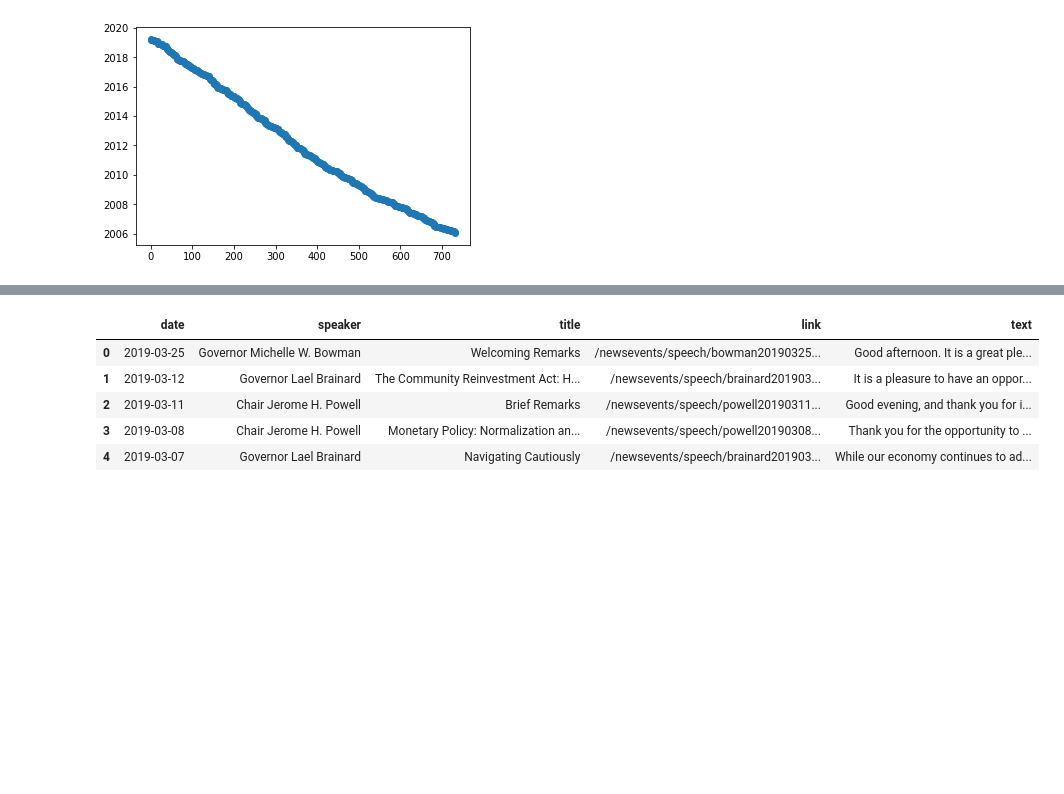
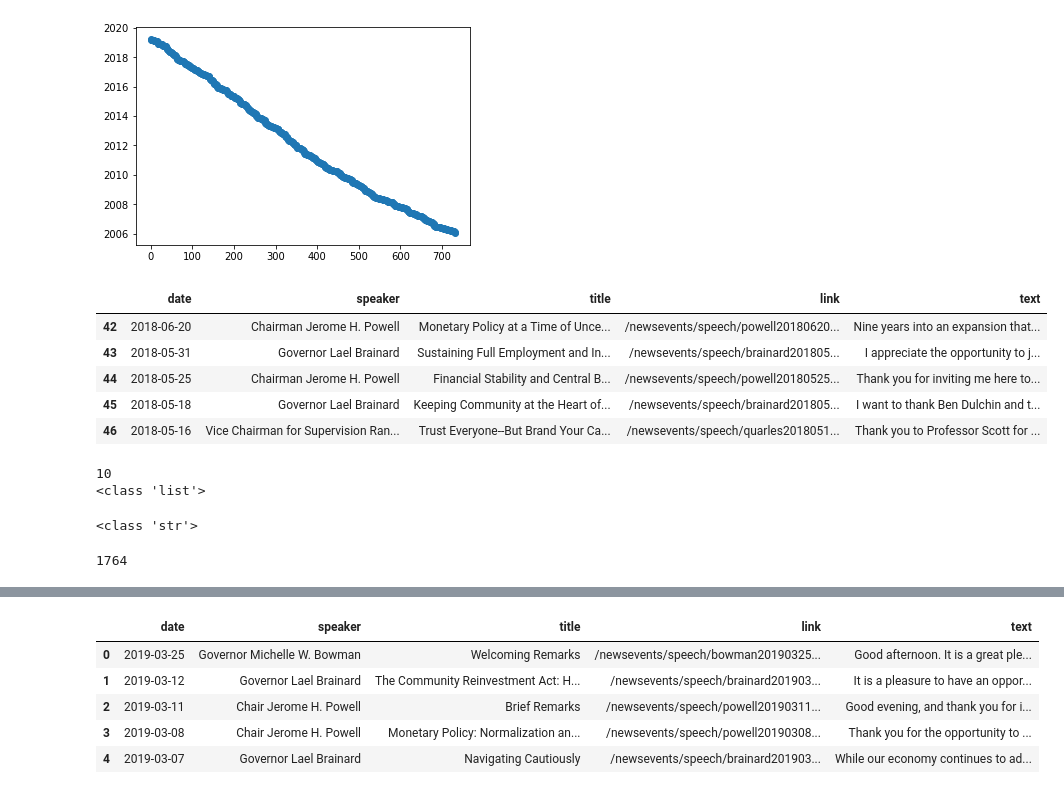
Before and after one commit to davidjsmith44/NLP-Fed-Speeches, a Jupyter notebook: src/nlp_testing_work.ipynb, the cells around one changed output, grey strips where cells are left out. Cells and saved outputs as stored; diff of their text form; code cells hidden in the pictures; blank space fills up the shorter version.

```diff
--- a/src/nlp_testing_work.ipynb
+++ b/src/nlp_testing_work.ipynb
@@ -257,3 +251,13 @@ plt.scatter(x, temp)
 # sorting the dataframe and resetting the index
 df.sort_values(by=['date'], ascending=False, inplace=True)
 df.reset_index(drop=True, inplace=True)
+# %%
+df_test = create_speech_list(df, this_date, 10)
+df_test.tail()
+# %% [output]
+|  | date | speaker | title | link | text |
+| 42 | 2018-06-20 | Chairman Jerome H. Powell | Monetary Policy at a Time of Unce... | /newsevents/speech/powell20180620... | Nine years into an expansion that... |
+| 43 | 2018-05-31 | Governor Lael Brainard | Sustaining Full Employment and In... | /newsevents/speech/brainard201805... | I appreciate the opportunity to j... |
+| 44 | 2018-05-25 | Chairman Jerome H. Powell | Financial Stability and Central B... | /newsevents/speech/powell20180525... | Thank you for inviting me here to... |
+| 45 | 2018-05-18 | Governor Lael Brainard | Keeping Community at the Heart of... | /newsevents/speech/brainard201805... | I want to thank Ben Dulchin and t... |
+| 46 | 2018-05-16 | Vice Chairman for Supervision Ran... | Trust Everyone--But Brand Your Ca... | /newsevents/speech/quarles2018051... | Thank you to Professor Scott for ... |
@@ -259,0 +266,12 @@ df.reset_index(drop=True, inplace=True)
+# %%
+test_docs = list(df_test['text'])
+print(len(test_docs))
+print(type(test_docs))
+# %% [output]
+10
+<class 'list'>
+# %%
+one_text = df_new['text']
+print(type(one_text))
+# %% [output]
+<class 'str'>
@@ -259,0 +287,6 @@ df.reset_index(drop=True, inplace=True)
+# %%
+# checking stop words (which includes the cleared features from max_features)
+stops = tfidvect.stop_words_
+print(len(stops))
+# %% [output]
+1764
```
Also changed, not shown: parts of 68 cells of this notebook, 2 other files.
